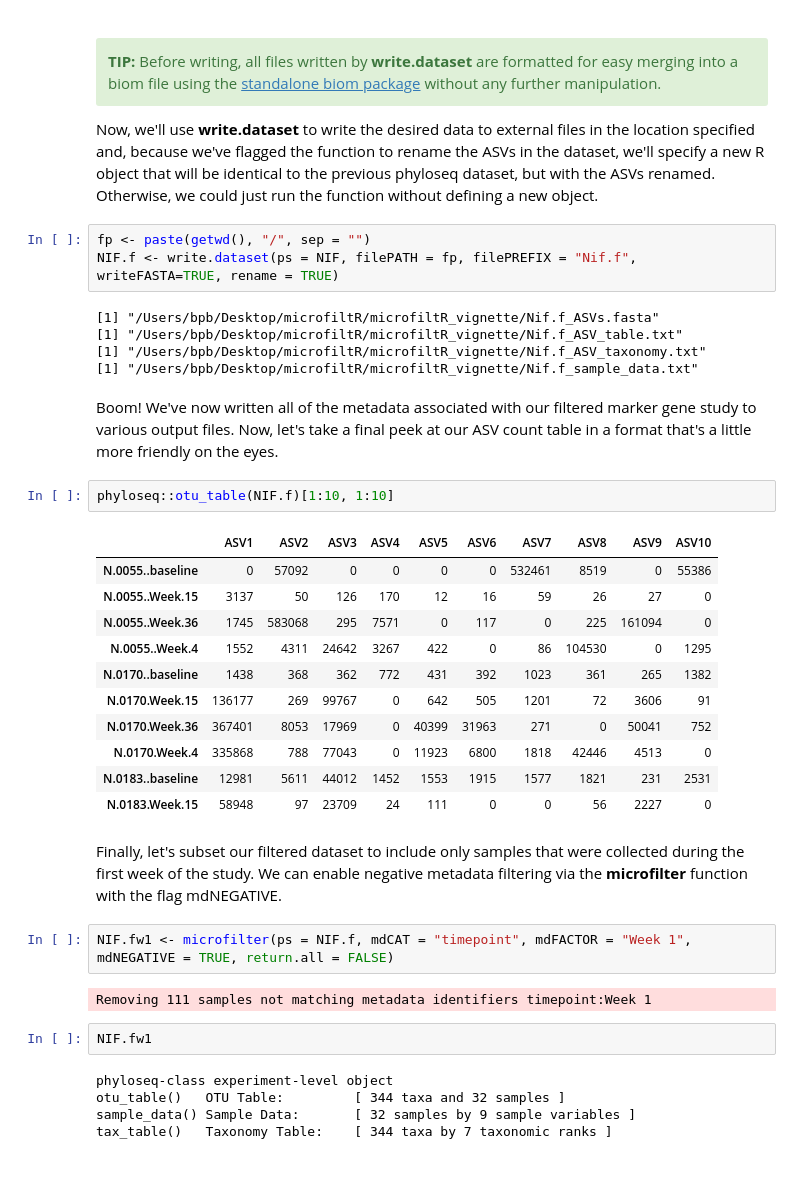
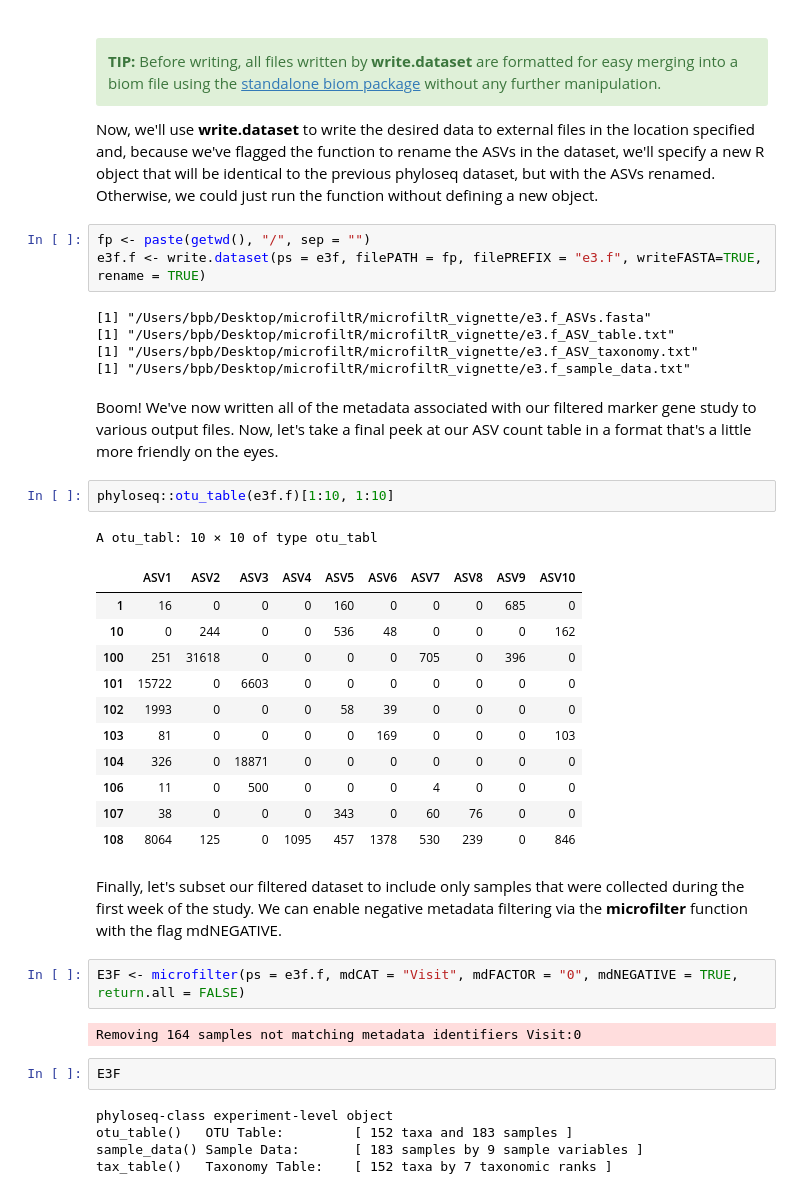
Before and after one commit to itsmisterbrown/microfiltR, a Jupyter notebook: README.ipynb, the cells around one changed output. Drawn from its saved outputs; the diff is of its cells as text.

```diff
--- a/README.ipynb
+++ b/README.ipynb
@@ -511,38 +550,39 @@ Exporting functions for writing marker gene datasets to external files.<br>
 Now, we'll use <b>write.dataset</b> to write the desired data to external files in the location specified and, because we've flagged the function to rename the ASVs in the dataset, we'll specify a new R object that will be identical to the previous phyloseq dataset, but with the ASVs renamed. Otherwise, we could just run the function without defining a new object.
 # %%
 fp <- paste(getwd(), "/", sep = "")
-NIF.f <- write.dataset(ps = NIF, filePATH = fp, filePREFIX = "Nif.f", writeFASTA=TRUE, rename = TRUE)
+e3f.f <- write.dataset(ps = e3f, filePATH = fp, filePREFIX = "e3.f", writeFASTA=TRUE, rename = TRUE)
 # %% [output]
-[1] "/Users/bpb/Desktop/microfiltR/microfiltR_vignette/Nif.f_ASVs.fasta"
-[1] "/Users/bpb/Desktop/microfiltR/microfiltR_vignette/Nif.f_ASV_table.txt"
-[1] "/Users/bpb/Desktop/microfiltR/microfiltR_vignette/Nif.f_ASV_taxonomy.txt"
-[1] "/Users/bpb/Desktop/microfiltR/microfiltR_vignette/Nif.f_sample_data.txt"
+[1] "/Users/bpb/Desktop/microfiltR/microfiltR_vignette/e3.f_ASVs.fasta"
+[1] "/Users/bpb/Desktop/microfiltR/microfiltR_vignette/e3.f_ASV_table.txt"
+[1] "/Users/bpb/Desktop/microfiltR/microfiltR_vignette/e3.f_ASV_taxonomy.txt"
+[1] "/Users/bpb/Desktop/microfiltR/microfiltR_vignette/e3.f_sample_data.txt"
 # %% [markdown]
 Boom! We've now written all of the metadata associated with our filtered marker gene study to various output files. Now, let's take a final peek at our ASV count table in a format that's a little more friendly on the eyes.
 # %%
-phyloseq::otu_table(NIF.f)[1:10, 1:10]
+phyloseq::otu_table(e3f.f)[1:10, 1:10]
 # %% [output]
+A otu_tabl: 10 × 10 of type otu_tabl
 |  | ASV1 | ASV2 | ASV3 | ASV4 | ASV5 | ASV6 | ASV7 | ASV8 | ASV9 | ASV10 |
-| N.0055..baseline | 0 | 57092 | 0 | 0 | 0 | 0 | 532461 | 8519 | 0 | 55386 |
-| N.0055..Week.15 | 3137 | 50 | 126 | 170 | 12 | 16 | 59 | 26 | 27 | 0 |
-| N.0055..Week.36 | 1745 | 583068 | 295 | 7571 | 0 | 117 | 0 | 225 | 161094 | 0 |
-| N.0055..Week.4 | 1552 | 4311 | 24642 | 3267 | 422 | 0 | 86 | 104530 | 0 | 1295 |
-| N.0170..baseline | 1438 | 368 | 362 | 772 | 431 | 392 | 1023 | 361 | 265 | 1382 |
-| N.0170.Week.15 | 136177 | 269 | 99767 | 0 | 642 | 505 | 1201 | 72 | 3606 | 91 |
-| N.0170.Week.36 | 367401 | 8053 | 17969 | 0 | 40399 | 31963 | 271 | 0 | 50041 | 752 |
-| N.0170.Week.4 | 335868 | 788 | 77043 | 0 | 11923 | 6800 | 1818 | 42446 | 4513 | 0 |
-| N.0183..baseline | 12981 | 5611 | 44012 | 1452 | 1553 | 1915 | 1577 | 1821 | 231 | 2531 |
-| N.0183.Week.15 | 58948 | 97 | 23709 | 24 | 111 | 0 | 0 | 56 | 2227 | 0 |
+| 1 | 16 | 0 | 0 | 0 | 160 | 0 | 0 | 0 | 685 | 0 |
+| 10 | 0 | 244 | 0 | 0 | 536 | 48 | 0 | 0 | 0 | 162 |
+| 100 | 251 | 31618 | 0 | 0 | 0 | 0 | 705 | 0 | 396 | 0 |
+| 101 | 15722 | 0 | 6603 | 0 | 0 | 0 | 0 | 0 | 0 | 0 |
+| 102 | 1993 | 0 | 0 | 0 | 58 | 39 | 0 | 0 | 0 | 0 |
+| 103 | 81 | 0 | 0 | 0 | 0 | 169 | 0 | 0 | 0 | 103 |
+| 104 | 326 | 0 | 18871 | 0 | 0 | 0 | 0 | 0 | 0 | 0 |
+| 106 | 11 | 0 | 500 | 0 | 0 | 0 | 4 | 0 | 0 | 0 |
+| 107 | 38 | 0 | 0 | 0 | 343 | 0 | 60 | 76 | 0 | 0 |
+| 108 | 8064 | 125 | 0 | 1095 | 457 | 1378 | 530 | 239 | 0 | 846 |
 # %% [markdown]
 Finally, let's subset our filtered dataset to include only samples that were collected during the first week of the study. We can enable negative metadata filtering via the __microfilter__ function with the flag mdNEGATIVE.
 # %%
-NIF.fw1 <- microfilter(ps = NIF.f, mdCAT = "timepoint", mdFACTOR = "Week 1", mdNEGATIVE = TRUE, return.all = FALSE)
+E3F <- microfilter(ps = e3f.f, mdCAT = "Visit", mdFACTOR = "0", mdNEGATIVE = TRUE, return.all = FALSE)
 # %% [output]
-Removing 111 samples not matching metadata identifiers timepoint:Week 1
+Removing 164 samples not matching metadata identifiers Visit:0
-# %%
-NIF.fw1
-# %% [output]
-phyloseq-class experiment-level object
-otu_table()   OTU Table:         [ 344 taxa and 32 samples ]
-sample_data() Sample Data:       [ 32 samples by 9 sample variables ]
-tax_table()   Taxonomy Table:    [ 344 taxa by 7 taxonomic ranks ]
+# %%
+E3F
+# %% [output]
+phyloseq-class experiment-level object
+otu_table()   OTU Table:         [ 152 taxa and 183 samples ]
+sample_data() Sample Data:       [ 183 samples by 9 sample variables ]
+tax_table()   Taxonomy Table:    [ 152 taxa by 7 taxonomic ranks ]
```
Also changed, not shown: parts of 40 cells of this notebook, 2 other files.
